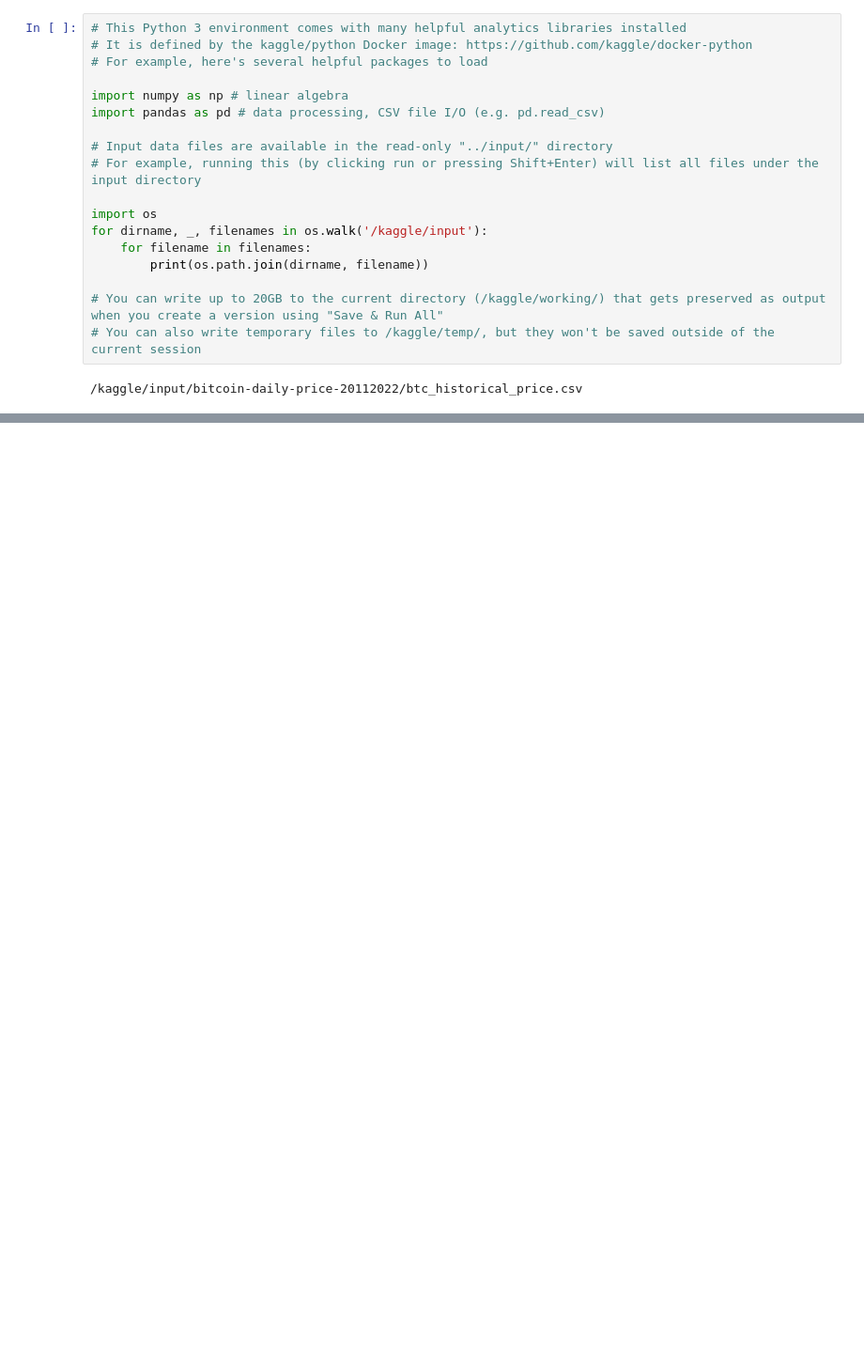
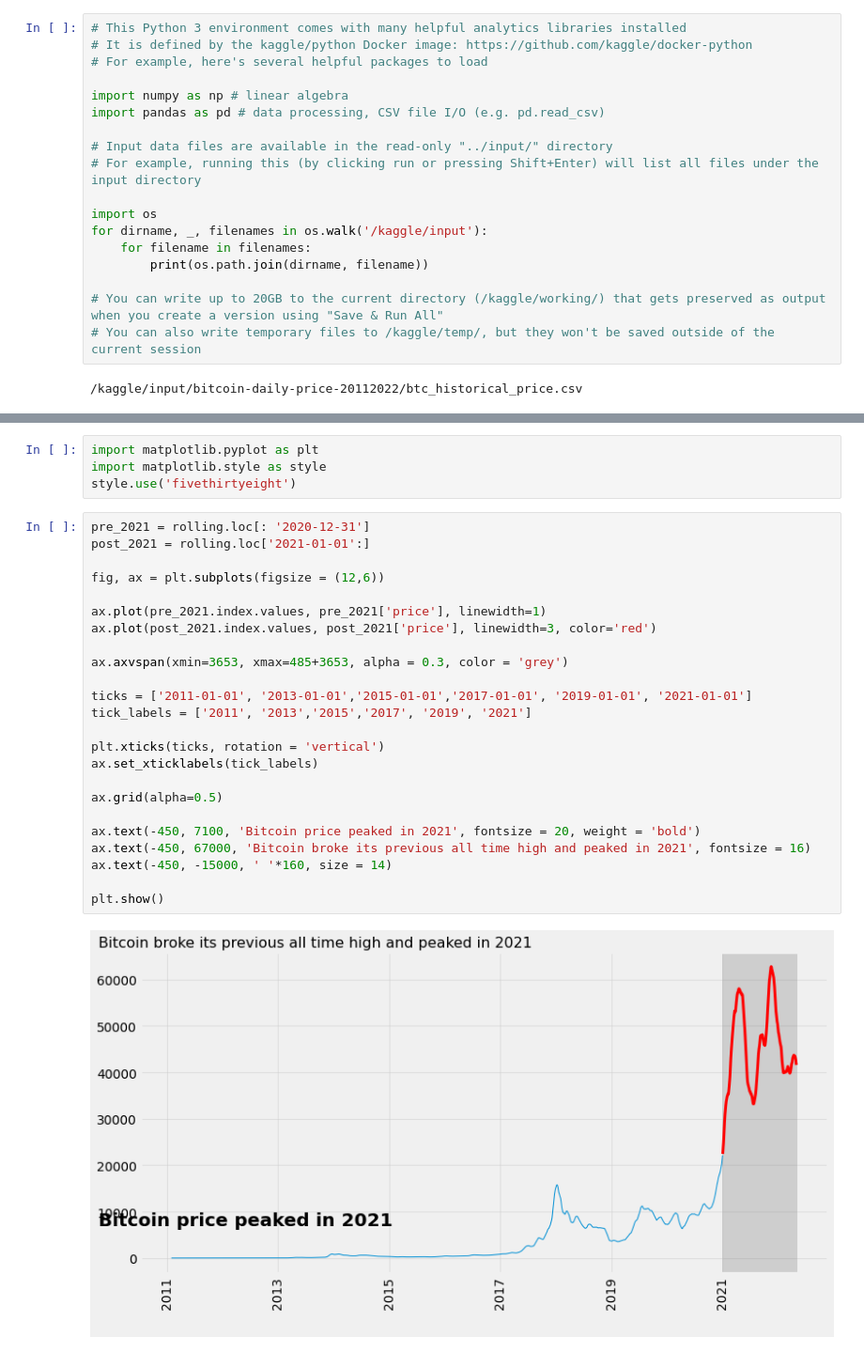
Before and after one commit to Rodgers-Tech/Bitcoin-Data-Visualization, a Jupyter notebook: bitcoin-price-prediction.ipynb, the cells around one changed output, grey strips where cells are left out. Shown at 94% size. Drawn from its saved outputs; the diff is of its cells as text; blank space fills up the shorter version.

```diff
--- a/bitcoin-price-prediction.ipynb
+++ b/bitcoin-price-prediction.ipynb
@@ -20,0 +69,30 @@ for dirname, _, filenames in os.walk('/kaggle/input'):
+# %%
+import matplotlib.pyplot as plt
+import matplotlib.style as style
+style.use('fivethirtyeight')
+# %%
+pre_2021 = rolling.loc[: '2020-12-31']
+post_2021 = rolling.loc['2021-01-01':]
+
+fig, ax = plt.subplots(figsize = (12,6))
+
+ax.plot(pre_2021.index.values, pre_2021['price'], linewidth=1)
+ax.plot(post_2021.index.values, post_2021['price'], linewidth=3, color='red')
+
+ax.axvspan(xmin=3653, xmax=485+3653, alpha = 0.3, color = 'grey')
+
+ticks = ['2011-01-01', '2013-01-01','2015-01-01','2017-01-01', '2019-01-01', '2021-01-01']
+tick_labels = ['2011', '2013','2015','2017', '2019', '2021']
+
+plt.xticks(ticks, rotation = 'vertical')
+ax.set_xticklabels(tick_labels)
+
+ax.grid(alpha=0.5)
+
+ax.text(-450, 7100, 'Bitcoin price peaked in 2021', fontsize = 20, weight = 'bold')
+ax.text(-450, 67000, 'Bitcoin broke its previous all time high and peaked in 2021', fontsize = 16)
+ax.text(-450, -15000, ' '*160, size = 14)
+
+plt.show()
+# %% [output]
+[figure, added]
```
Also changed, not shown: parts of 7 cells of this notebook.
